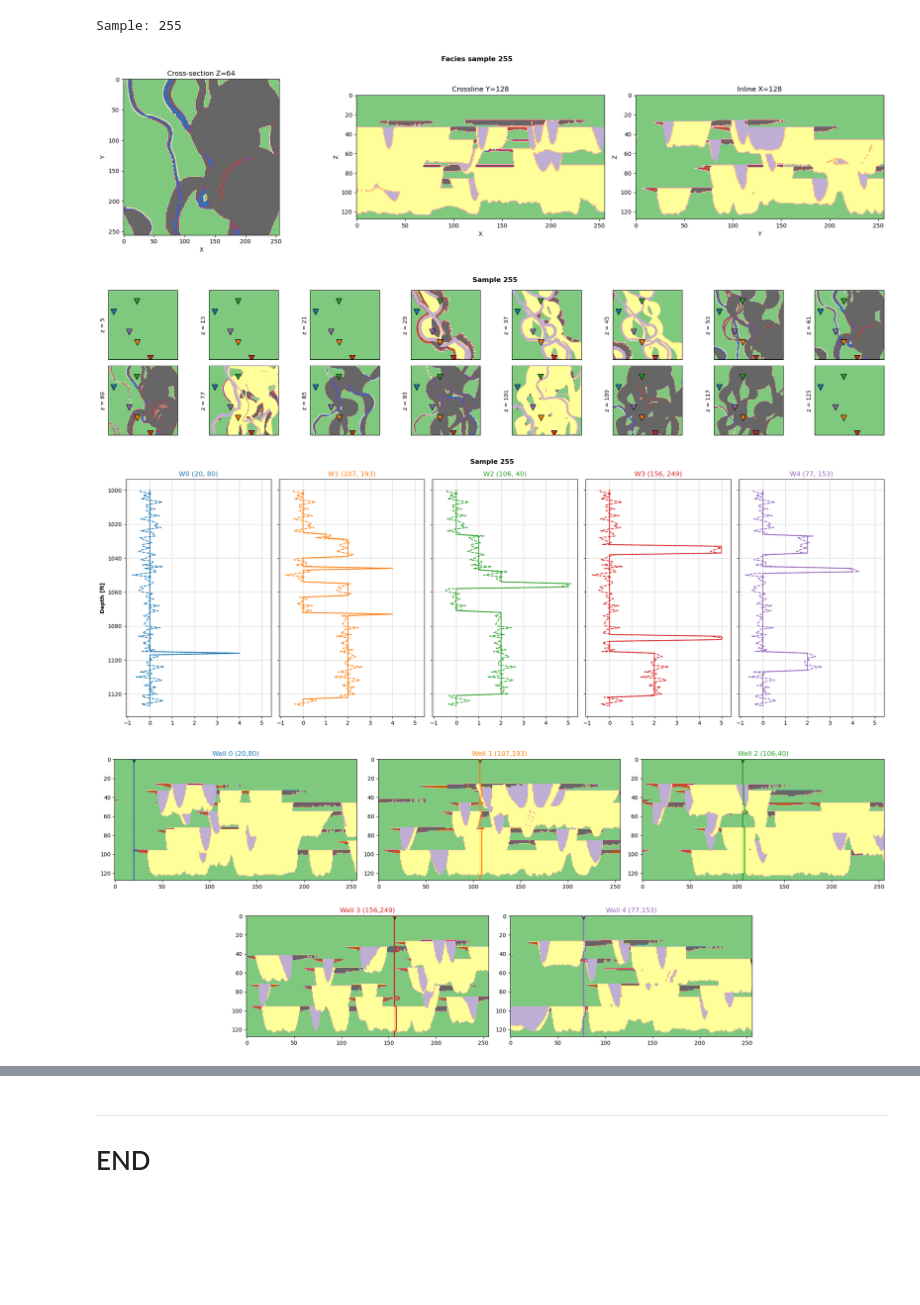
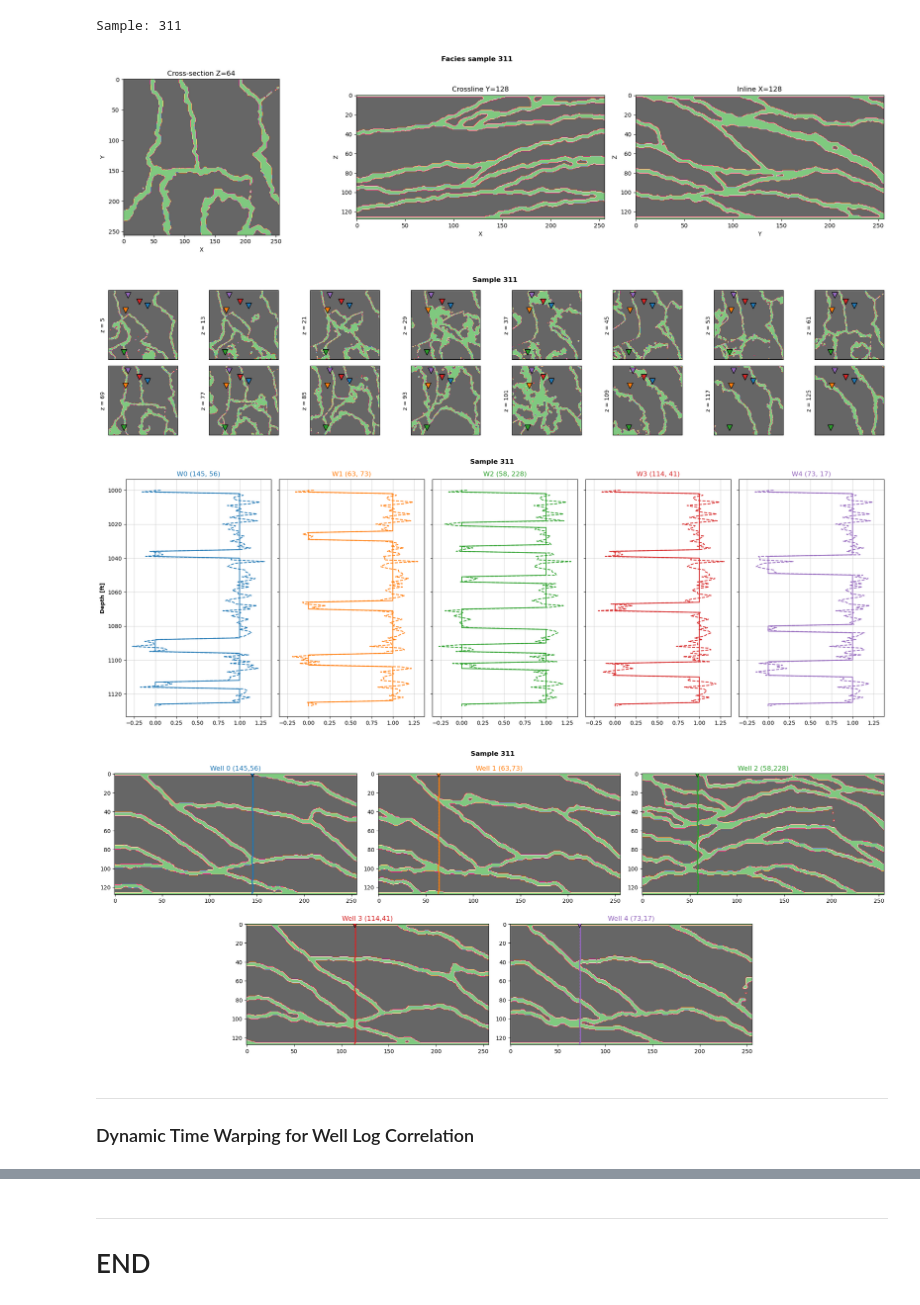
Before and after one commit to misaelmmorales/Geo-Uncertainty-Well-Log-Correlation, a Jupyter notebook: eda.ipynb, the cells around one changed output, grey strips where cells are left out. Drawn from its saved outputs; the diff is of its cells as text; code cells hidden in the pictures; blank space fills up the shorter version.

```diff
--- a/eda.ipynb
+++ b/eda.ipynb
@@ -18,9 +21,10 @@ np.save('data/facies.npy', facies)
 # %%
-sample = 255
+sample = 311
+#d = ndimage.gaussian_filter(facies[sample], sigma=2/3)
 d = facies[sample]
 print('Sample: {}'.format(sample))
 # %% [output]
-Sample: 255
+Sample: 311
 # %%
 cmap, interp = 'Accent', 'bicubic'
 plt.figure(figsize=(20,5))
@@ -42,10 +46,10 @@ plt.xlabel('Y'); plt.ylabel('Z')
 
 plt.suptitle('Facies sample {}'.format(sample), weight='bold')
 plt.tight_layout()
-plt.savefig('figures/xyz-maps.png', dpi=600)
+#plt.savefig('figures/xyz-maps.png', dpi=600)
 plt.show()
 # %% [output]
-[figure, old version]
+[figure, new version]
 # %%
 # ### 3D Visualization ###
 # p = pv.Plotter()
@@ -58,10 +62,10 @@ plt.show()
 # %%
 nw = 5
 
-wx, wy = np.random.randint(7, 250, size=(2,nw))
+depth = np.arange(d.shape[-1]) + 1000
+wx, wy = np.random.randint(15, 239, size=(2,nw))
 well_log = d[wy, wx, :]
 noise_log = d[wy, wx, :] + np.random.normal(0, 0.25*d.std(), d.shape[-1])
-depth = np.arange(d.shape[-1]) + 1000
 # %%
 plt.figure(figsize=(20,6))
 for i in range(16):
@@ -73,10 +77,10 @@ for i in range(16):
     plt.ylabel('z = {}'.format(k))
 plt.suptitle('Sample {}'.format(sample), weight='bold')
 plt.tight_layout()
-plt.savefig('figures/aerial-wells.png', dpi=600)
+#plt.savefig('figures/aerial-wells.png', dpi=600)
 plt.show()
 # %% [output]
-[figure, old version]
+[figure, new version]
 # %%
 fig, axs = plt.subplots(1, nw, figsize=(20, 7), sharex=True, sharey=True)
 for i, (x, y) in enumerate(zip(wx, wy)):
@@ -89,29 +93,32 @@ axs[0].invert_yaxis()
 axs[0].set_ylabel('Depth [ft]', weight='bold')
 plt.suptitle('Sample {}'.format(sample), weight='bold')
 plt.tight_layout()
-plt.savefig('figures/logs.png', dpi=600)
+#plt.savefig('figures/logs.png', dpi=600)
 plt.show()
 # %% [output]
-[figure, old version]
+[figure, new version]
 # %%
 fig = plt.figure(figsize=(20, 8))
 gs = GridSpec(2, 6, figure=fig)
 ax1 = fig.add_subplot(gs[0, :2])
 ax2 = fig.add_subplot(gs[0, 2:4])
 ax3 = fig.add_subplot(gs[0, 4:])
 ax4 = fig.add_subplot(gs[1, 1:3])
 ax5 = fig.add_subplot(gs[1, 3:5])
 axs = [ax1, ax2, ax3, ax4, ax5]
 
 for i, ax in enumerate(axs):
     ax.set_title('Well {} ({},{})'.format(i, wx[i], wy[i]), color='C{}'.format(i))
-    ax.imshow(d[wy[i]].T, cmap='Accent')
+    ax.imshow(d[wy[i]].T, cmap=cmap, interpolation=interp)
     ax.scatter(wx[i], 0, c='C{}'.format(i), marker='v', edgecolor='k', s=125, zorder=9)
     ax.plot(np.repeat(wx[i], 128), np.arange(128), c='C{}'.format(i), lw=1, ls=':')
     ax.plot(np.repeat(wx[i], 128)+well_log[i], np.arange(128), c='C{}'.format(i), lw=2)
 plt.suptitle('Sample {}'.format(sample), weight='bold')
 plt.tight_layout()
-plt.savefig('figures/logs-xsection.png', dpi=600)
+#plt.savefig('figures/logs-xsection.png', dpi=600)
 plt.show()
 # %% [output]
-[figure, old version]
+[figure, new version]
+# %% [markdown]
+***
+### Dynamic Time Warping for Well Log Correlation
```
Also changed, not shown: parts of 5 cells of this notebook, 4 other files.
